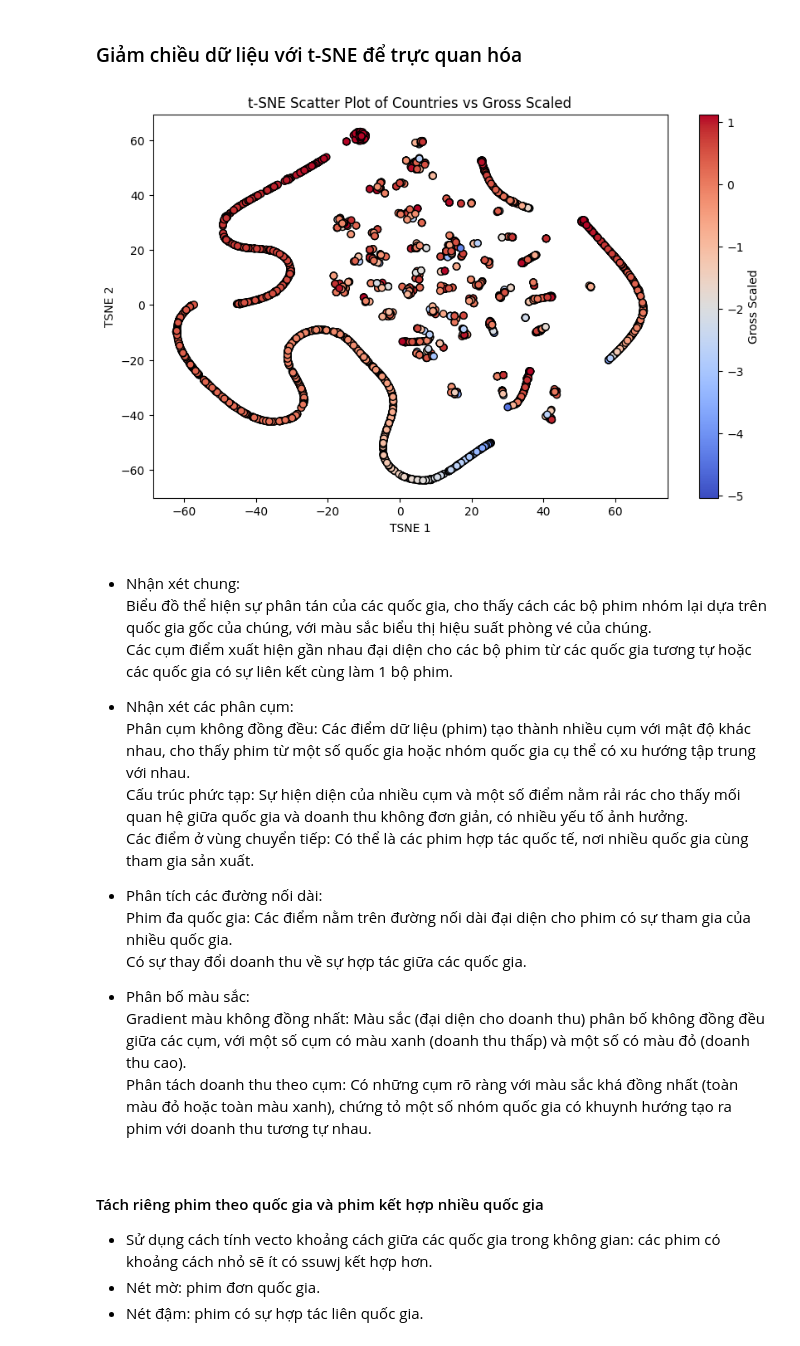
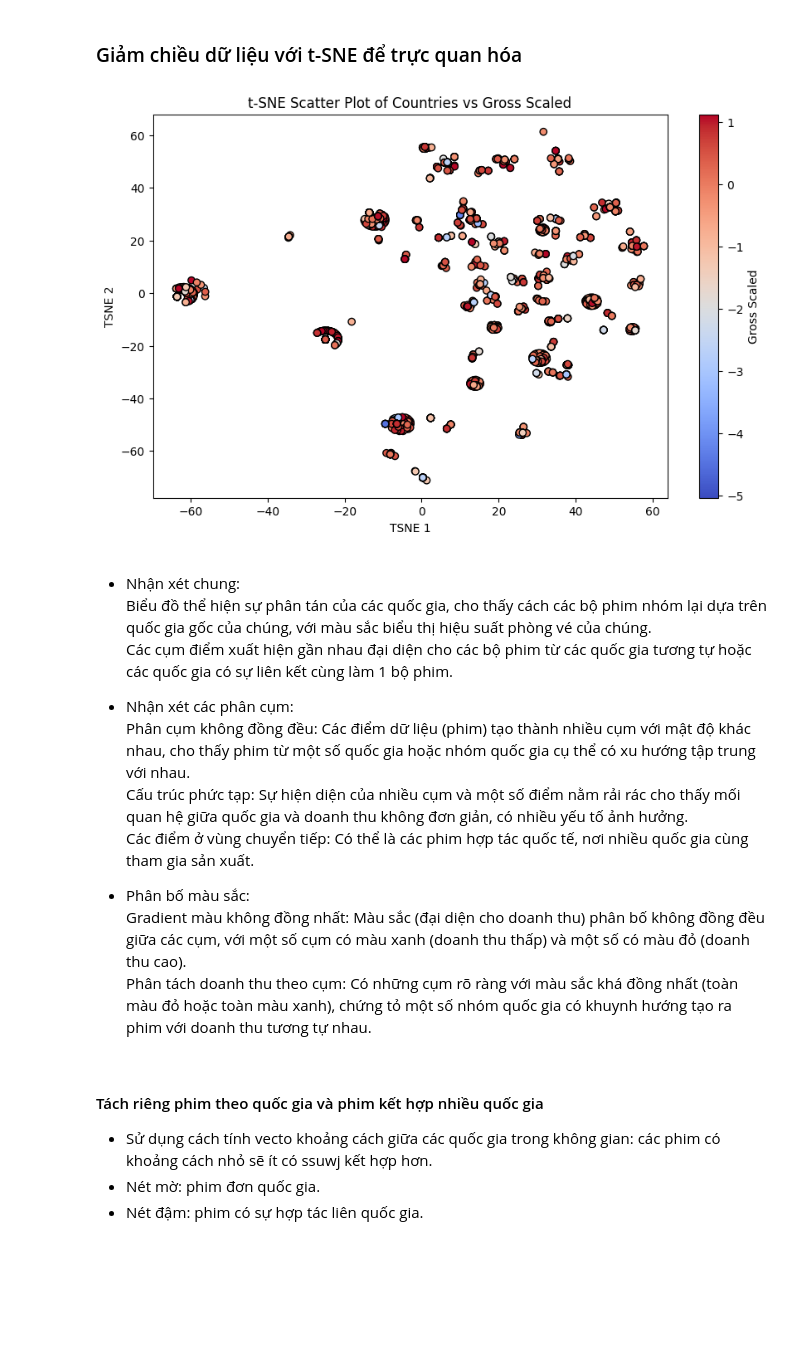
Before and after one commit to phuocnguyen2412/movie-analyst, a Jupyter notebook: Analyze_data_3_encode.ipynb, the cells around one changed output. Drawn from its saved outputs; the diff is of its cells as text; code cells hidden in the pictures; blank space fills up the shorter version.

```diff
--- a/Analyze_data_3_encode.ipynb
+++ b/Analyze_data_3_encode.ipynb
@@ -122,30 +122,30 @@ plt.show()
 ### Giảm chiều dữ liệu với t-SNE để trực quan hóa
 # %%
 # Lấy dữ liệu chỉ chứa One-Hot Encoding của quốc gia và cột release_date
-country_features = df_encoded.drop(columns = ['gross', 'gross_scaled', 'type_encoded', 'release_date', 'rating']) #pd.concat([df_encoded[country_columns], df_encoded["release_date"], df_encoded["type_encoded"]], axis=1)
+country_features = df_encoded.drop(columns = ['gross', 'gross_scaled', 'type_encoded', 'release_date', 'rating', 'gross_log']) #pd.concat([df_encoded[country_columns], df_encoded["release_date"], df_encoded["type_encoded"]], axis=1)
 
 # Chuẩn hóa dữ liệu
 scaler = StandardScaler()
 country_features_scaled = scaler.fit_transform(country_features)
 
 # Áp dụng t-SNE sau khi đã giảm chiều bằng PCA
 tsne = TSNE(n_components=2, perplexity=30, random_state=42)
 country_tsne = tsne.fit_transform(country_features_scaled)
 
 # Chuyển thành DataFrame để trực quan hóa
 df_tsne = pd.DataFrame(country_tsne, columns=["TSNE1", "TSNE2"])
 df_tsne["gross_scaled"] = df_encoded["gross_scaled"]
 
 # Vẽ scatter plot
 plt.figure(figsize=(10, 6))
 scatter = plt.scatter(df_tsne["TSNE1"], df_tsne["TSNE2"], c=df_tsne["gross_scaled"], cmap="coolwarm", edgecolor="k")
 plt.colorbar(scatter, label="Gross Scaled")
 plt.title("t-SNE Scatter Plot of Countries vs Gross Scaled")
 plt.xlabel("TSNE 1")
 plt.ylabel("TSNE 2")
 plt.show()
 # %% [output]
-[figure, old version]
+[figure, new version]
 # %% [markdown]
 - Nhận xét chung:<br>
     Biểu đồ thể hiện sự phân tán của các quốc gia, cho thấy cách các bộ phim nhóm lại dựa trên quốc gia gốc của chúng, với màu sắc biểu thị hiệu suất phòng vé của chúng. <br>
@@ -156,10 +156,6 @@ plt.show()
     Cấu trúc phức tạp: Sự hiện diện của nhiều cụm và một số điểm nằm rải rác cho thấy mối quan hệ giữa quốc gia và doanh thu không đơn giản, có nhiều yếu tố ảnh hưởng.<br>
     Các điểm ở vùng chuyển tiếp: Có thể là các phim hợp tác quốc tế, nơi nhiều quốc gia cùng tham gia sản xuất. <br>
 
-- Phân tích các đường nối dài:<br>
-    Phim đa quốc gia: Các điểm nằm trên đường nối dài đại diện cho phim có sự tham gia của nhiều quốc gia.<br>
-    Có sự thay đổi doanh thu về sự hợp tác giữa các quốc gia.<br>
-
 -  Phân bố màu sắc:<br>
     Gradient màu không đồng nhất: Màu sắc (đại diện cho doanh thu) phân bố không đồng đều giữa các cụm, với một số cụm có màu xanh (doanh thu thấp) và một số có màu đỏ (doanh thu cao).<br>
     Phân tách doanh thu theo cụm: Có những cụm rõ ràng với màu sắc khá đồng nhất (toàn màu đỏ hoặc toàn màu xanh), chứng tỏ một số nhóm quốc gia có khuynh hướng tạo ra phim với doanh thu tương tự nhau.<br>
```
Also changed, not shown: parts of 5 cells of this notebook, 1 other file.
